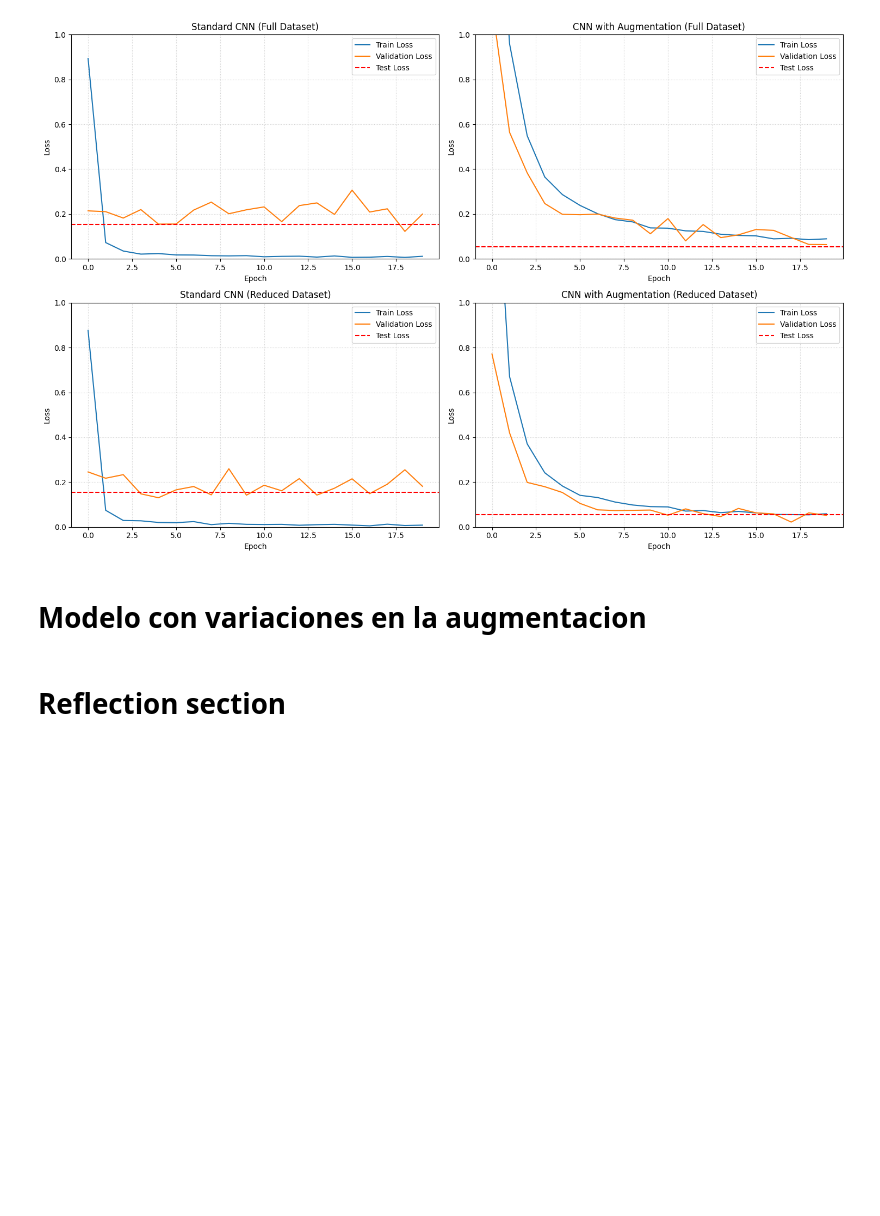
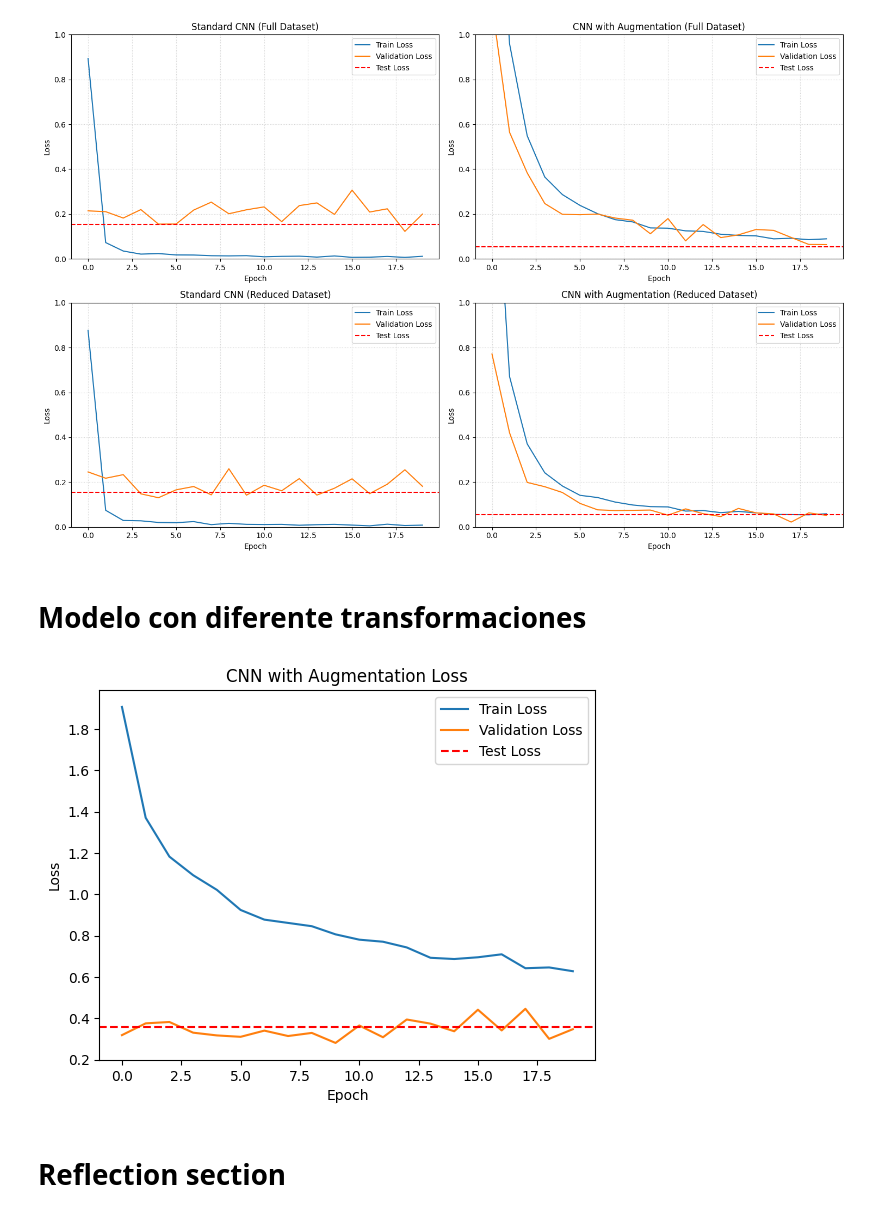
Before and after one commit to pLazalde/InteligenciaComputacionalSem2, a Jupyter notebook: Participación - Abril 7/6.augmentation.ipynb, the cells around one changed output. Saved outputs shown, nothing was run; the diff lists cells and outputs as text; code cells hidden in the pictures; blank space fills up the shorter version.

```diff
--- a/Participación - Abril 7/6.augmentation.ipynb
+++ b/Participación - Abril 7/6.augmentation.ipynb
@@ -581,8 +581,51 @@ plt.tight_layout()
 plt.show()
 # %% [output]
 [figure]
-# %% [markdown]
-# Modelo con variaciones en la augmentacion
+# %% [markdown]
+# Modelo con diferente transformaciones
+# %%
+random_transforms = transforms.Compose([
+    transforms.RandomRotation(90),
+    transforms.RandomResizedCrop((IMG_WIDTH, IMG_HEIGHT), scale=(0.5, 0.9), ratio=(1, 1)),
+    transforms.RandomVerticalFlip(), #Las invierte verticalmente, un cambio contradictorio para el data set
+    transforms.ColorJitter(brightness=.5, contrast=.5)
+])
+
+model_cnn_aug2 = nn.Sequential(
+    ConvolutionalBlock(IMG_CHANNELS, 25, 0), # 25 x 14 x 14
+    ConvolutionalBlock(25, 50, 0.2),  # 50 x 7 x 7
+    ConvolutionalBlock(50, 75, 0),  # 75 x 3 x 3
+
+    nn.Flatten(),
+    nn.Linear(75 * 3 * 3, 512),
+    nn.Dropout(.3),
+    nn.ReLU(),
+
+    nn.Linear(512, 24)
+)
+
+model_cnn_aug2 = model_cnn_aug.to(device)
+
+epochs = 20
+loss_function = nn.CrossEntropyLoss()
+optimizer = Adam(model_cnn_aug.parameters())
+
+cnn_aug_res2 = train(model_cnn_aug, train_loader, val_loader, loss_function, optimizer, epochs, random_transforms)
+
+cnn_aug_test_loss, cnn_aug_test_acc = test(model_cnn_aug, test_loader, loss_function)
+# %%
+plt.plot(cnn_aug_res2['train_loss'], label='Train Loss')
+plt.plot(cnn_aug_res2['val_loss'], label='Validation Loss')
+plt.axhline(cnn_aug_test_loss, label='Test Loss', linestyle='--', color='r')
+plt.legend()
+plt.title('CNN with Augmentation Loss')
+plt.xlabel('Epoch')
+plt.ylabel('Loss')
+#plt.ylim(0, 2.0)
+plt.legend()
+plt.show()
+# %% [output]
+[figure, added]
 # %% [markdown]
 # Reflection section
 # %% [markdown]
```
Also changed, not shown: parts of 1 cell of this notebook.
